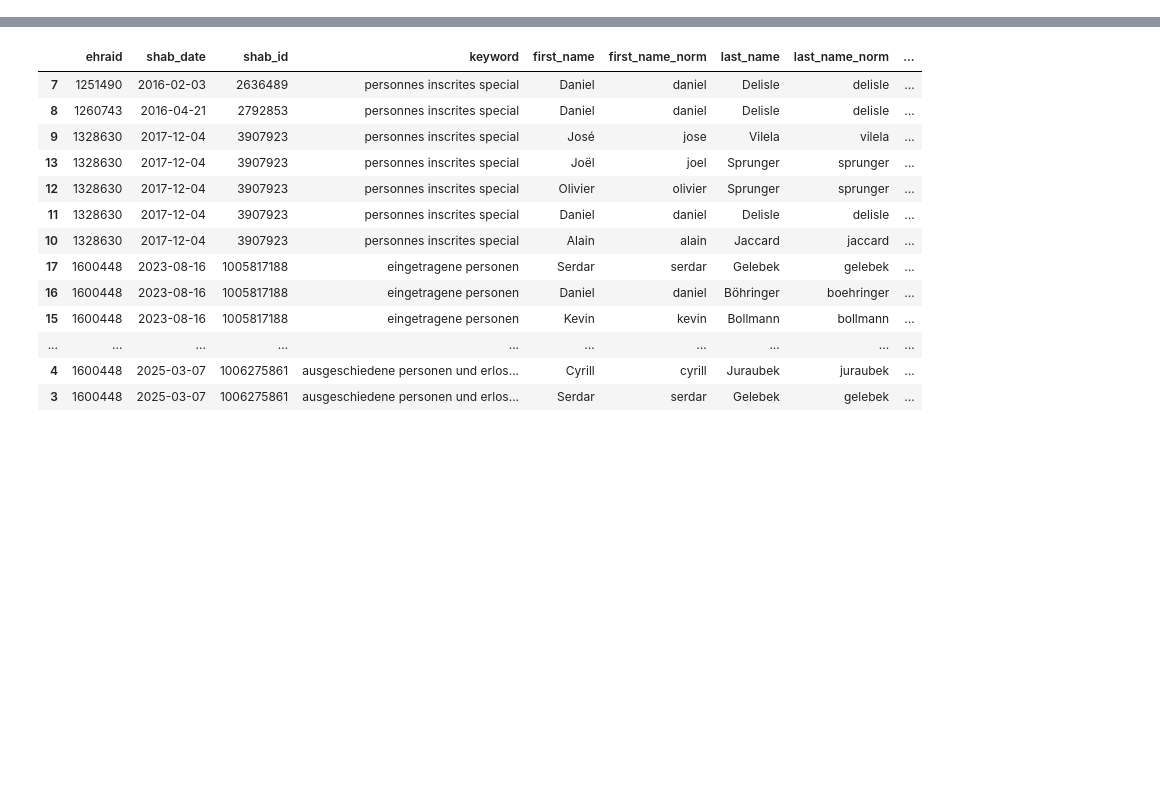
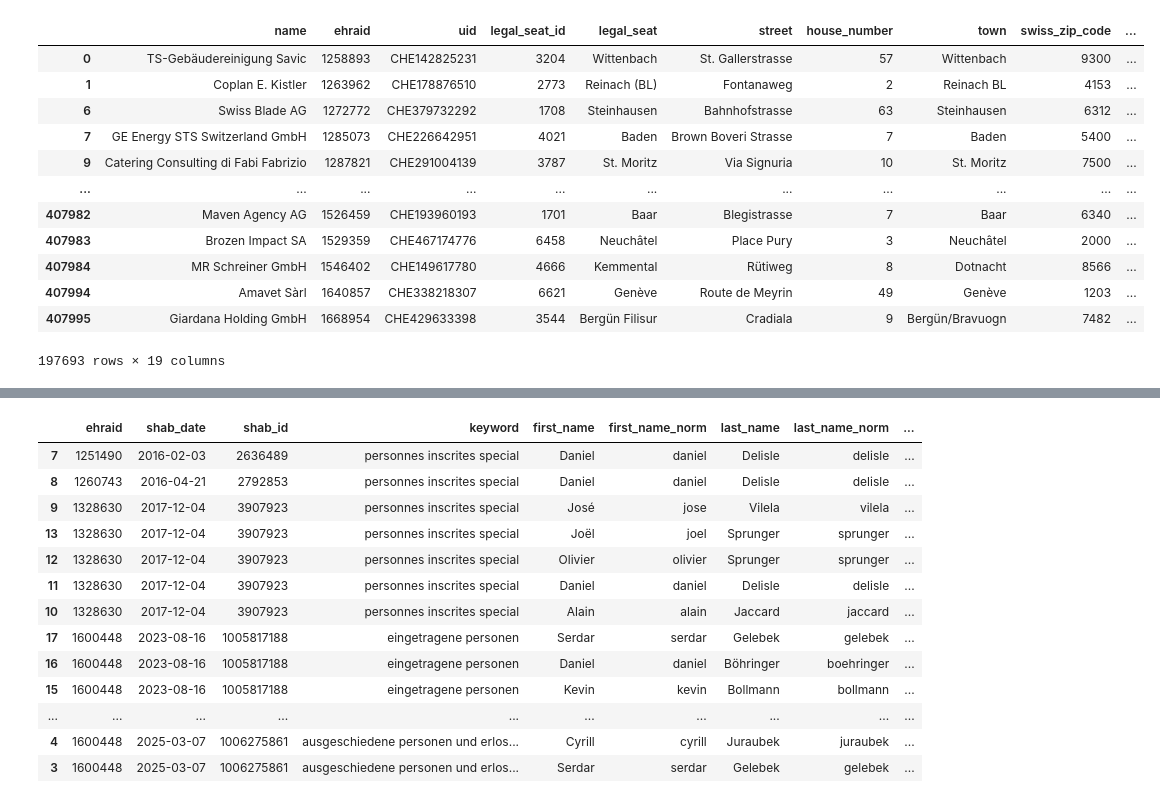
Before and after one commit to MaBlock7/company_success_prediction, a Jupyter notebook: success_prediction/zefix_feature_engineering.ipynb, the cells around one changed output, grey strips where cells are left out. Saved outputs shown, nothing was run; the diff lists cells and outputs as text; code cells hidden in the pictures; blank space fills up the shorter version.

```diff
--- a/success_prediction/zefix_feature_engineering.ipynb
+++ b/success_prediction/zefix_feature_engineering.ipynb
@@ -0,0 +122,16 @@
+# %%
+df_merged[(df_merged.company_url == 'no website available') & ~(df_merged.company_url.isna())]
+# %% [output]
+|  | name | ehraid | uid | legal_seat_id | legal_seat | street | house_number | town | swiss_zip_code | ... |
+| 0 | TS-Gebäudereinigung Savic | 1258893 | CHE142825231 | 3204 | Wittenbach | St. Gallerstrasse | 57 | Wittenbach | 9300 | ... |
+| 1 | Coplan E. Kistler | 1263962 | CHE178876510 | 2773 | Reinach (BL) | Fontanaweg | 2 | Reinach BL | 4153 | ... |
+| 6 | Swiss Blade AG | 1272772 | CHE379732292 | 1708 | Steinhausen | Bahnhofstrasse | 63 | Steinhausen | 6312 | ... |
+| 7 | GE Energy STS Switzerland GmbH | 1285073 | CHE226642951 | 4021 | Baden | Brown Boveri Strasse | 7 | Baden | 5400 | ... |
+| 9 | Catering Consulting di Fabi Fabrizio | 1287821 | CHE291004139 | 3787 | St. Moritz | Via Signuria | 10 | St. Moritz | 7500 | ... |
+| ... | ... | ... | ... | ... | ... | ... | ... | ... | ... | ... |
+| 407982 | Maven Agency AG | 1526459 | CHE193960193 | 1701 | Baar | Blegistrasse | 7 | Baar | 6340 | ... |
+| 407983 | Brozen Impact SA | 1529359 | CHE467174776 | 6458 | Neuchâtel | Place Pury | 3 | Neuchâtel | 2000 | ... |
+| 407984 | MR Schreiner GmbH | 1546402 | CHE149617780 | 4666 | Kemmental | Rütiweg | 8 | Dotnacht | 8566 | ... |
+| 407994 | Amavet Sàrl | 1640857 | CHE338218307 | 6621 | Genève | Route de Meyrin | 49 | Genève | 1203 | ... |
+| 407995 | Giardana Holding GmbH | 1668954 | CHE429633398 | 3544 | Bergün Filisur | Cradiala | 9 | Bergün/Bravuogn | 7482 | ... |
+197693 rows × 19 columns
```
Also changed, not shown: parts of 12 cells of this notebook, 3 other files.
